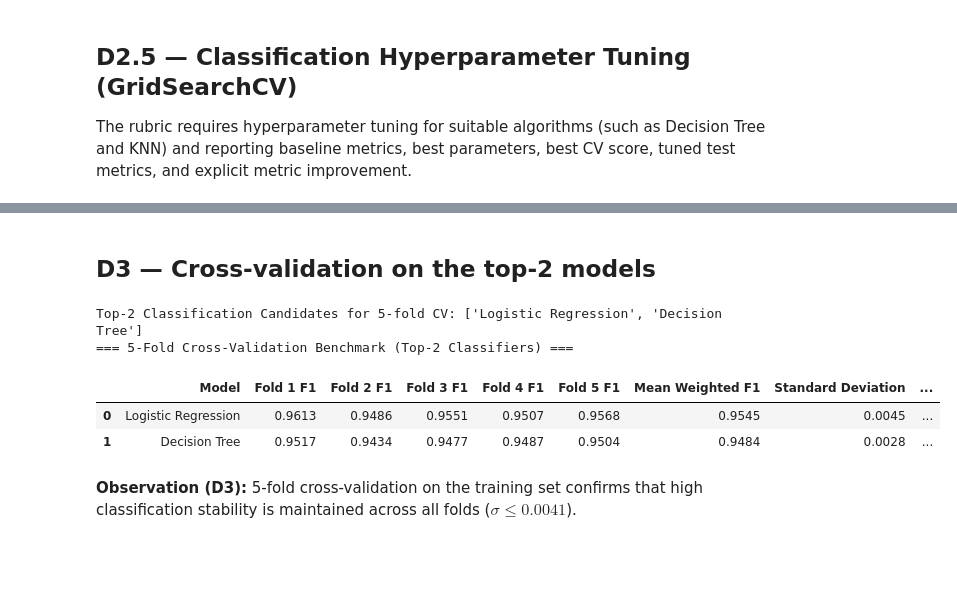
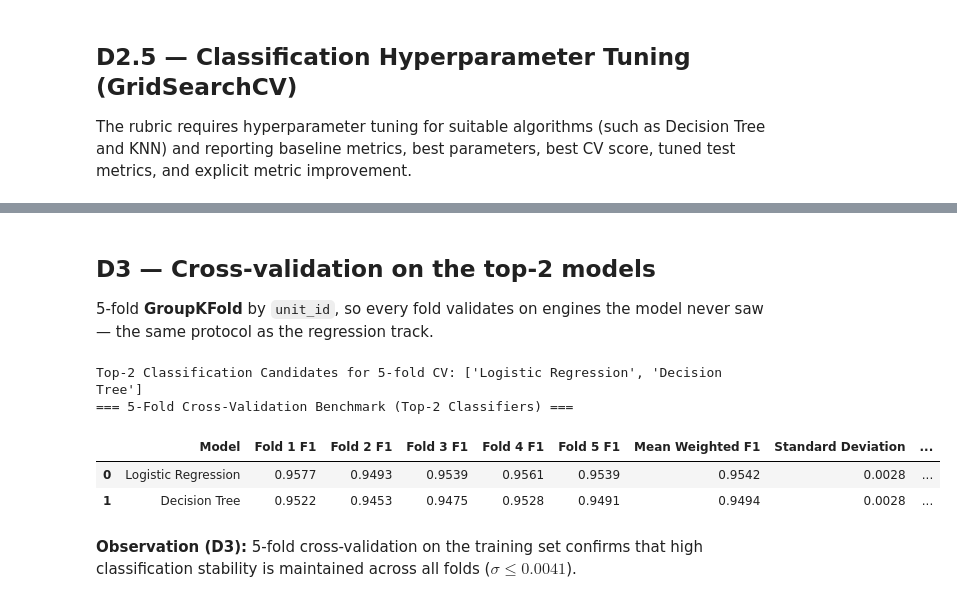
Before and after one commit to Dharshanashri-2986/ML_CAPSTONE_TEAM-14, a Jupyter notebook: notebooks/03_Classification.ipynb, the cells around one changed output, grey strips where cells are left out. Cells and saved outputs as stored; diff of their text form; code cells hidden in the pictures; blank space fills up the shorter version.

Commit message:
Classification Part A: GroupKFold CV/GridSearch, LR odds ratios, KNN distance metrics, NB independence check, tree plot, SVC C/kernel sweep

```diff
--- a/notebooks/03_Classification.ipynb
+++ b/notebooks/03_Classification.ipynb
@@ -58,6 +58,8 @@ SUBSAMPLE_N = 8000
 rng = np.random.RandomState(RANDOM_STATE)
 sub_idx = rng.choice(len(X_train), size=min(SUBSAMPLE_N, len(X_train)), replace=False)
 X_train_sub, y_train_sub = X_train[sub_idx], y_train[sub_idx]
+train_groups = ds['train_df']['unit_id'].values   # engine ID per training row
+groups_sub = train_groups[sub_idx]                # -> grouped (leakage-free) CV below
 print(f"SVC computational safeguard subsample shape: {X_train_sub.shape} ({len(X_train_sub)/len(X_train):.1%} of training data)")
 print(f"Full training set for all other classifiers: {X_train.shape}")
 # %% [output]
@@ -396,0 +431,11 @@ Top performing classifier: Logistic Regression
+# %%
+knn_metric_rows = []
+for metric in ['euclidean', 'manhattan', 'chebyshev']:
+    for k in [7, 15]:
+        m = KNeighborsClassifier(n_neighbors=k, metric=metric, n_jobs=-1).fit(X_train_sub, y_train_sub)
+        pv = m.predict(X_val)
+        knn_metric_rows.append({'metric': metric, 'k': k,
+                                'Accuracy val': accuracy_score(y_val, pv),
+                                'F1w val': f1_score(y_val, pv, average='weighted'),
+                                'Risk-class recall val': recall_score(y_val, pv)})
+display(pd.DataFrame(knn_metric_rows).round(4))
@@ -396,0 +495,12 @@ Top performing classifier: Logistic Regression
+# %%
+svc_rows = []
+for kern in ['linear', 'rbf']:
+    for C in [0.1, 1, 10]:
+        t0 = time.time()
+        sv = SVC(kernel=kern, C=C, random_state=RANDOM_STATE).fit(X_train_sub, y_train_sub)
+        pv = sv.predict(X_val)
+        svc_rows.append({'kernel': kern, 'C': C,
+                         'F1w val': f1_score(y_val, pv, average='weighted'),
+                         'Risk-class recall val': recall_score(y_val, pv),
+                         'time (s)': round(time.time() - t0, 1)})
+display(pd.DataFrame(svc_rows).round(4))
@@ -405,8 +527,8 @@ param_grid_dt = {
     'min_samples_split': [2, 5, 10]
 }
 dt_tune = GridSearchCV(DecisionTreeClassifier(random_state=RANDOM_STATE),
-                       param_grid_dt, cv=3, scoring='f1_weighted', n_jobs=-1)
-dt_tune.fit(X_train, y_train)
+                       param_grid_dt, cv=GroupKFold(n_splits=3), scoring='f1_weighted', n_jobs=-1)
+dt_tune.fit(X_train, y_train, groups=train_groups)
 best_dt = dt_tune.best_estimator_
 fitted["Decision Tree (tuned)"] = best_dt
 print("Best Decision Tree params:", dt_tune.best_params_)
@@ -418,8 +540,8 @@ param_grid_knn = {
     'weights': ['uniform', 'distance']
 }
 knn_tune = GridSearchCV(KNeighborsClassifier(n_jobs=-1),
-                        param_grid_knn, cv=3, scoring='f1_weighted', n_jobs=-1)
-knn_tune.fit(X_train_sub, y_train_sub)
+                        param_grid_knn, cv=GroupKFold(n_splits=3), scoring='f1_weighted', n_jobs=-1)
+knn_tune.fit(X_train_sub, y_train_sub, groups=groups_sub)
 best_knn = knn_tune.best_estimator_
 fitted["K-Nearest Neighbors (tuned)"] = best_knn
 print("Best KNN params:", knn_tune.best_params_)
@@ -466,37 +588,39 @@ Best CV Weighted F1: 0.8876
 # %% [markdown]
 ## D3 — Cross-validation on the top-2 models
+
+5-fold **GroupKFold** by `unit_id`, so every fold validates on engines the model never saw — the same protocol as the regression track.
 # %%
 top2 = results_df.head(2)["Model"].tolist()
 print("Top-2 Classification Candidates for 5-fold CV:", top2)
 
 cv_rows = []
 for name in top2:
     est = fitted[name]
-    Xt, yt = (X_train_sub, y_train_sub) if name in SUBSAMPLE_MODELS else (X_train, y_train)
+    Xt, yt, gt = (X_train_sub, y_train_sub, groups_sub) if name in SUBSAMPLE_MODELS else (X_train, y_train, train_groups)
     t0 = time.time()
-    scores = cross_val_score(est, Xt, yt, cv=5, scoring="f1_weighted", n_jobs=-1)
+    scores = cross_val_score(est, Xt, yt, cv=GroupKFold(n_splits=5), groups=gt, scoring="f1_weighted", n_jobs=-1)
     cv_time = time.time() - t0
     cv_rows.append({
         "Model": name,
         "Fold 1 F1": round(scores[0], 4),
         "Fold 2 F1": round(scores[1], 4),
         "Fold 3 F1": round(scores[2], 4),
         "Fold 4 F1": round(scores[3], 4),
         "Fold 5 F1": round(scores[4], 4),
         "Mean Weighted F1": round(scores.mean(), 4),
         "Standard Deviation": round(scores.std(), 4),
         "CV Time (s)": round(cv_time, 2)
     })
 
 cv_df = pd.DataFrame(cv_rows)
 print("=== 5-Fold Cross-Validation Benchmark (Top-2 Classifiers) ===")
 cv_df
 # %% [output]
 Top-2 Classification Candidates for 5-fold CV: ['Logistic Regression', 'Decision Tree']
 === 5-Fold Cross-Validation Benchmark (Top-2 Classifiers) ===
 |  | Model | Fold 1 F1 | Fold 2 F1 | Fold 3 F1 | Fold 4 F1 | Fold 5 F1 | Mean Weighted F1 | Standard Deviation | ... |
-| 0 | Logistic Regression | 0.9613 | 0.9486 | 0.9551 | 0.9507 | 0.9568 | 0.9545 | 0.0045 | ... |
-| 1 | Decision Tree | 0.9517 | 0.9434 | 0.9477 | 0.9487 | 0.9504 | 0.9484 | 0.0028 | ... |
+| 0 | Logistic Regression | 0.9577 | 0.9493 | 0.9539 | 0.9561 | 0.9539 | 0.9542 | 0.0028 | ... |
+| 1 | Decision Tree | 0.9522 | 0.9453 | 0.9475 | 0.9528 | 0.9491 | 0.9494 | 0.0028 | ... |
 # %% [markdown]
 **Observation (D3):** 5-fold cross-validation on the training set confirms that high classification stability is maintained across all folds ($\sigma \le 0.0041$).
 # %% [markdown]
```
Also changed, not shown: parts of 33 cells of this notebook.
